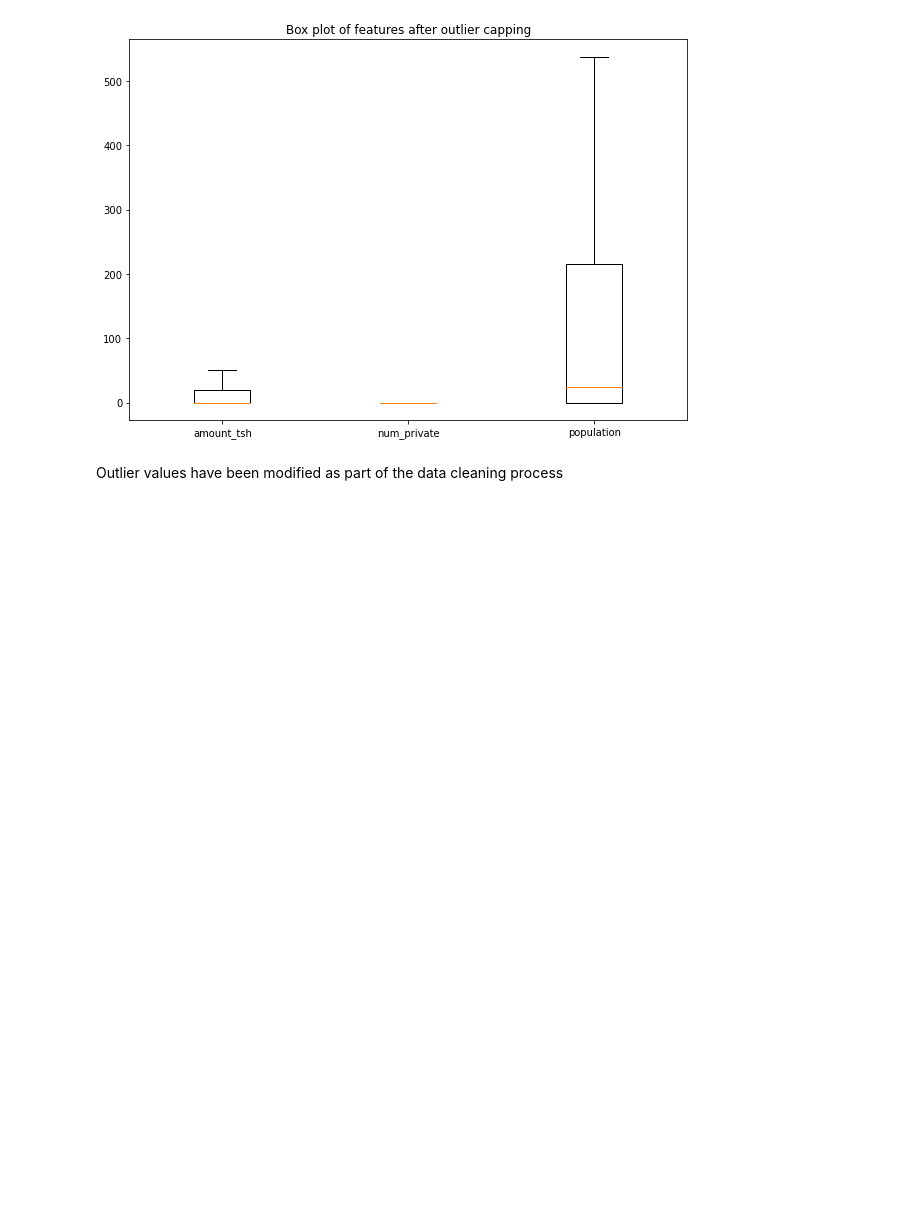
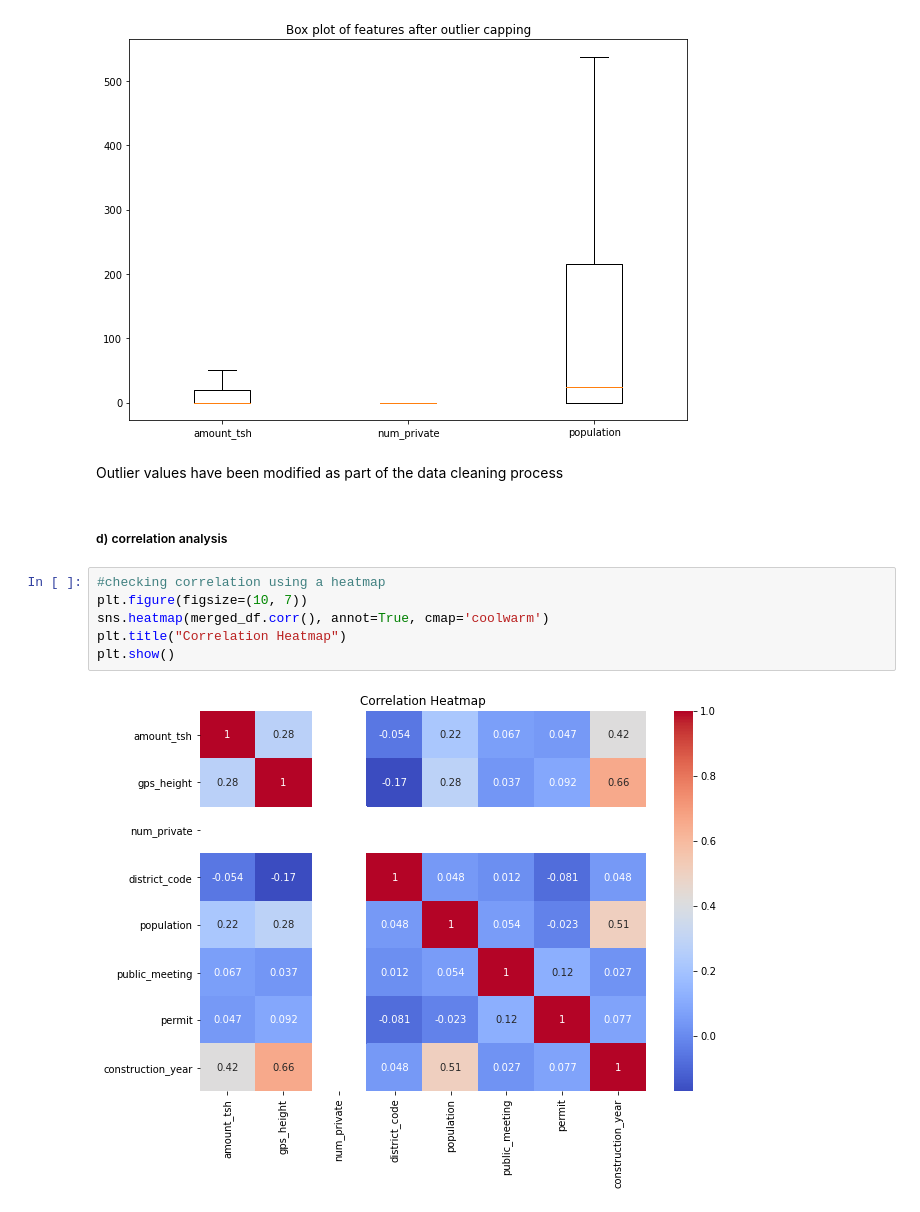
Before and after one commit to Cdasilver29/well-classification-documented, a Jupyter notebook: Technical.ipynb, the cells around one changed output. Drawn from its saved outputs; the diff is of its cells as text; blank space fills up the shorter version.

Commit message:
checking correlation

```diff
--- a/Technical.ipynb
+++ b/Technical.ipynb
@@ -898,3 +898,13 @@ plt.show()
 [figure]
 # %% [markdown]
 Outlier values have been modified as part of the data cleaning process
+# %% [markdown]
+##### d) correlation analysis
+# %%
+#checking correlation using a heatmap
+plt.figure(figsize=(10, 7))
+sns.heatmap(merged_df.corr(), annot=True, cmap='coolwarm')
+plt.title("Correlation Heatmap")
+plt.show()
+# %% [output]
+[figure, added]
```
Also changed, not shown: parts of 1 cell of this notebook.
